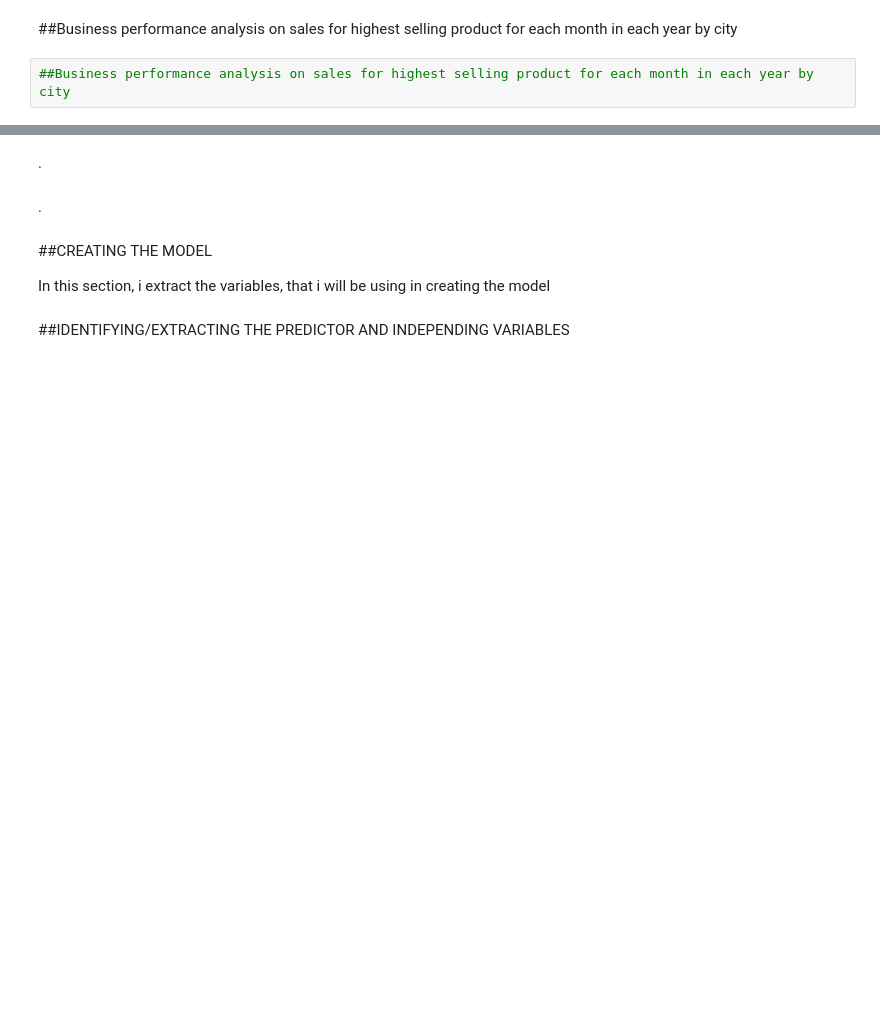
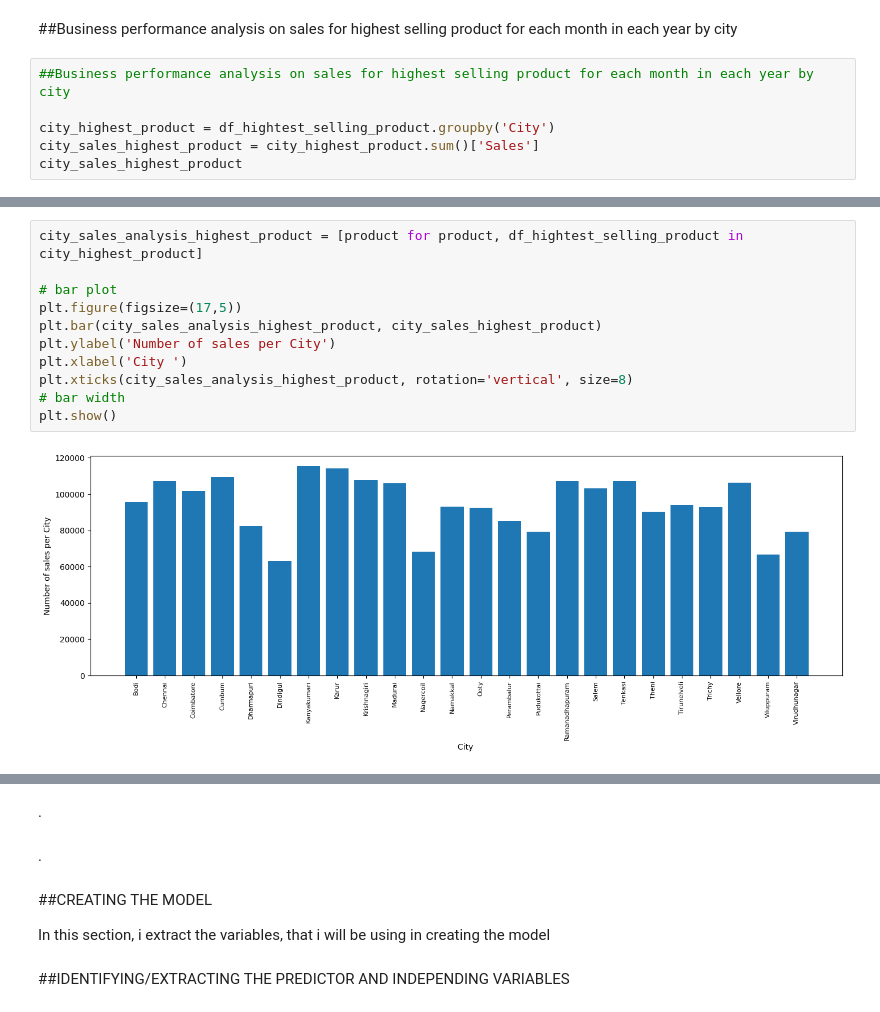
Before and after one commit to wandieinnocents/sales_analysis_pyhon_thesis_v3, a Jupyter notebook: v3_A_MULTIMODAL_ML_FRAMEWORK_FOR_BUSINESS_PERFORMANCE_ANALYSIS_Research_progress_v3.ipynb, the cells around one changed output, grey strips where cells are left out. Cells and saved outputs as stored; diff of their text form; blank space fills up the shorter version.

```diff
--- a/v3_A_MULTIMODAL_ML_FRAMEWORK_FOR_BUSINESS_PERFORMANCE_ANALYSIS_Research_progress_v3.ipynb
+++ b/v3_A_MULTIMODAL_ML_FRAMEWORK_FOR_BUSINESS_PERFORMANCE_ANALYSIS_Research_progress_v3.ipynb
@@ -1006,3 +1027,7 @@ plt.show()
 ##Business performance analysis on sales for highest selling product for each month in each year by city
 # %%
 ##Business performance analysis on sales for highest selling product for each month in each year by city
+
+city_highest_product = df_hightest_selling_product.groupby('City')
+city_sales_highest_product = city_highest_product.sum()['Sales']
+city_sales_highest_product
@@ -1008,0 +1052,13 @@ plt.show()
+# %%
+city_sales_analysis_highest_product = [product for product, df_hightest_selling_product in city_highest_product]
+
+# bar plot
+plt.figure(figsize=(17,5))
+plt.bar(city_sales_analysis_highest_product, city_sales_highest_product)
+plt.ylabel('Number of sales per City')
+plt.xlabel('City ')
+plt.xticks(city_sales_analysis_highest_product, rotation='vertical', size=8)
+# bar width
+plt.show()
+# %% [output]
+[figure, added]
```
Also changed, not shown: parts of 4 cells of this notebook.
